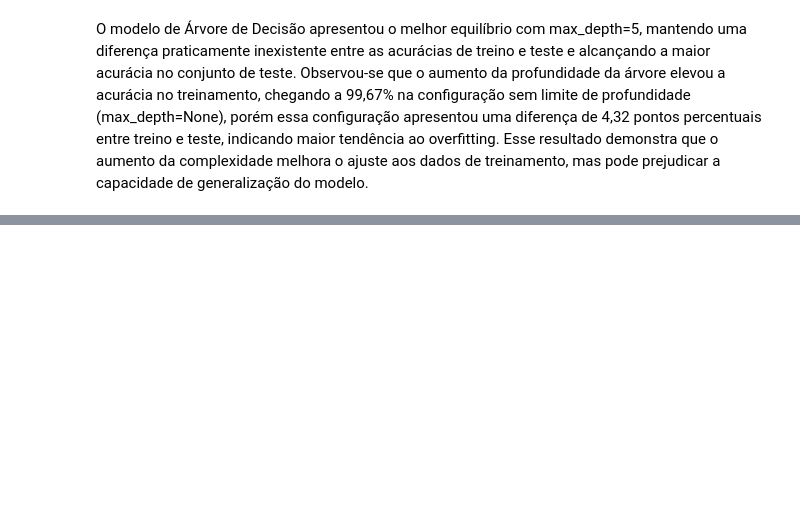
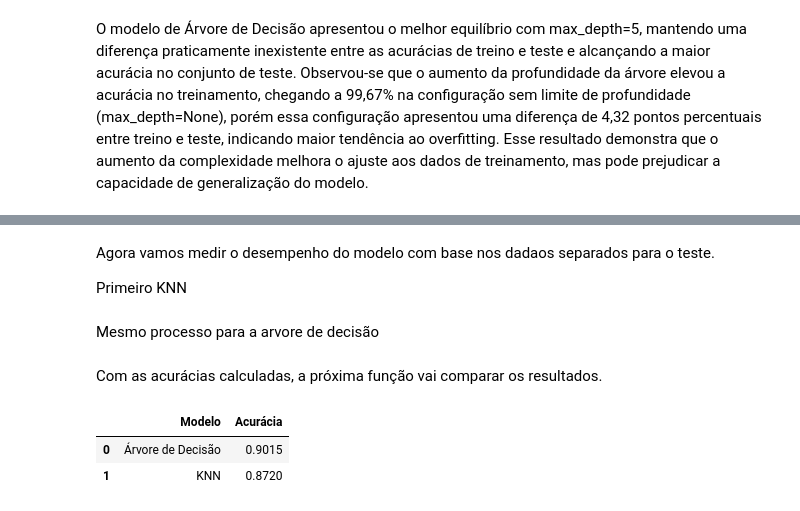
Before and after one commit to senapalm/predictive-maintenance, a Jupyter notebook: notebooks/projeto_final_sena.ipynb, the cells around one changed output, grey strips where cells are left out. Saved outputs shown, nothing was run; the diff lists cells and outputs as text; code cells hidden in the pictures; blank space fills up the shorter version.

Commit message:
feature: implementação da fase 07 - avaliação final dos modelos

```diff
--- a/notebooks/projeto_final_sena.ipynb
+++ b/notebooks/projeto_final_sena.ipynb
@@ -565,0 +570,11 @@ O modelo de Árvore de Decisão apresentou o melhor equilíbrio com max_depth=5,
+# %%
+
+from src.phase07_evaluation import gerar_predicoes_knn
+
+
+pred_knn = gerar_predicoes_knn(
+    5,
+    x_train,
+    y_train,
+    x_test
+)
@@ -565,0 +583,42 @@ O modelo de Árvore de Decisão apresentou o melhor equilíbrio com max_depth=5,
+# %%
+from src.phase07_evaluation import gerar_predicoes_arvore
+
+pred_arvore = gerar_predicoes_arvore(
+    5,
+    x_train,
+    y_train,
+    x_test
+)
+# %% [markdown]
+Agora vamos medir o desempenho do modelo com base nos dadaos separados para o teste.
+
+Primeiro KNN
+# %%
+from src.phase07_evaluation import calcular_acuracia
+
+acuracia_knn = calcular_acuracia(
+    y_test,
+    pred_knn
+)
+# %% [markdown]
+Mesmo processo para a arvore de decisão
+# %%
+acuracia_arvore = calcular_acuracia(
+    y_test,
+    pred_arvore
+)
+# %% [markdown]
+Com as acurácias calculadas, a próxima função vai comparar os resultados.
+# %%
+from src.phase07_evaluation import criar_tabela_comparacao
+
+comparacao = criar_tabela_comparacao(
+    acuracia_knn,
+    acuracia_arvore
+)
+
+comparacao
+# %% [output]
+|  | Modelo | Acurácia |
+| 0 | Árvore de Decisão | 0.9015 |
+| 1 | KNN | 0.8720 |
```
Also changed, not shown: parts of 5 cells of this notebook, 1 other file.
